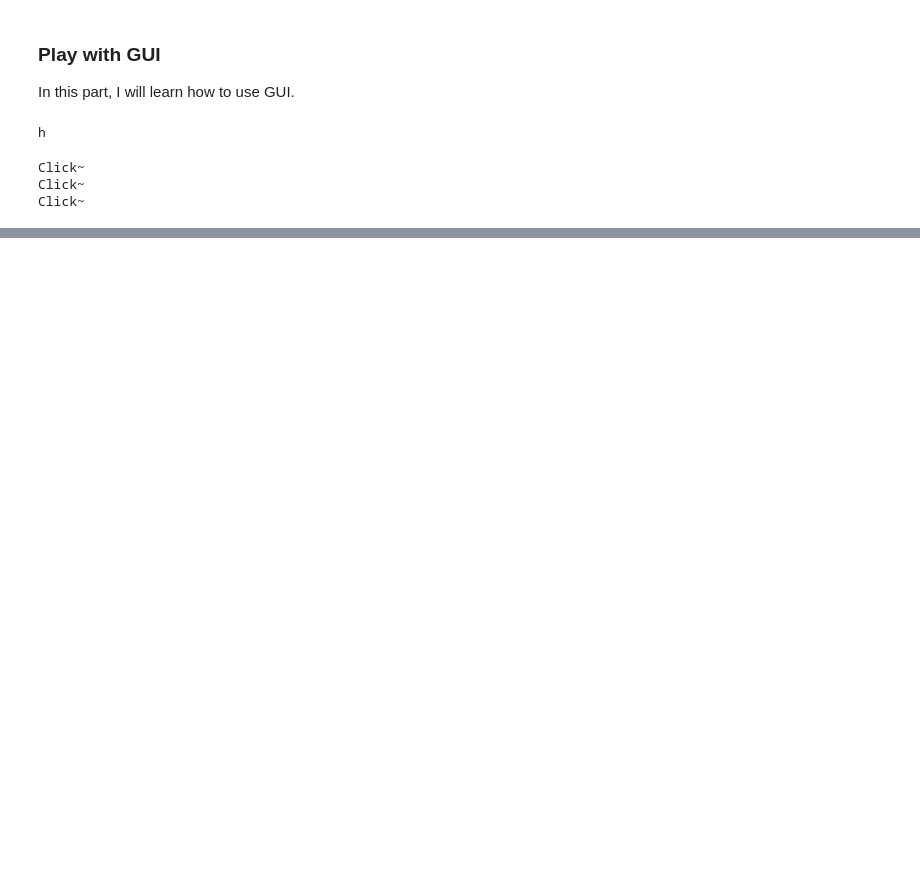
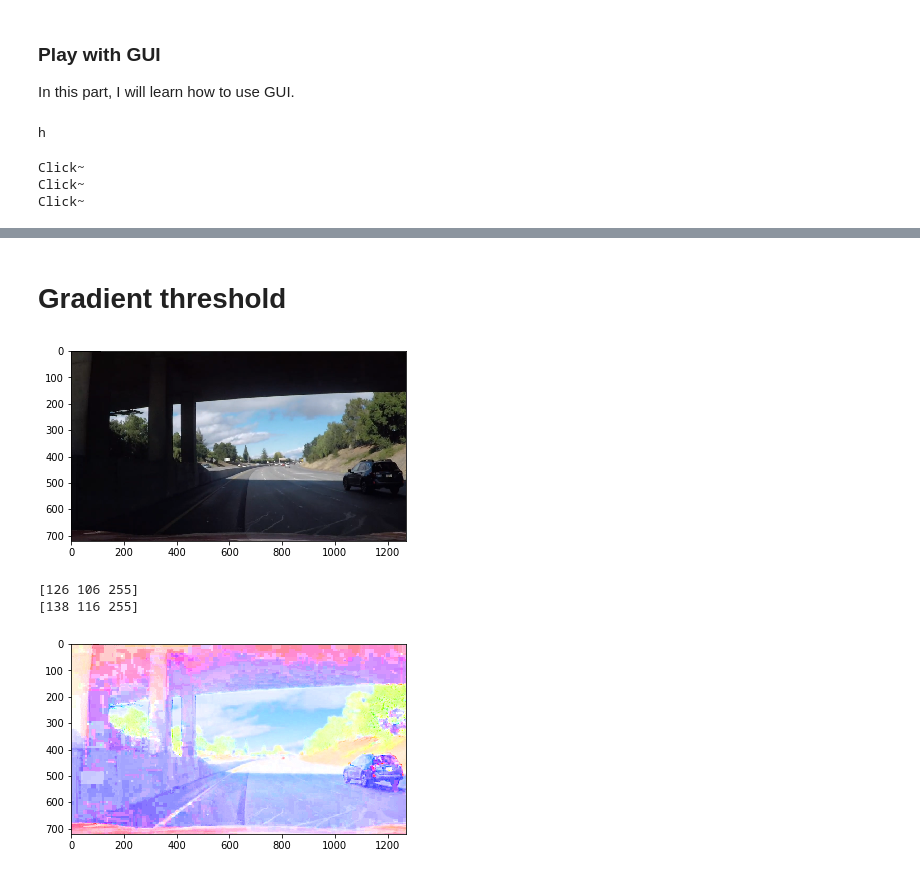
Before and after one commit to dmsehuang/CarND-Advanced-Lane-Lines, a Jupyter notebook: Image_threshold.ipynb, the cells around one changed output, grey strips where cells are left out. Cells and saved outputs as stored; diff of their text form; code cells hidden in the pictures; blank space fills up the shorter version.

```diff
--- a/Image_threshold.ipynb
+++ b/Image_threshold.ipynb
@@ -363,0 +387,2 @@ interact(mask, y_l1=v, y_l2=v, y_l3=v, y_u1=v, y_u2=v, y_u3=v, w_l1=v, w_l2=v, w
+# %% [markdown]
+# Gradient threshold
@@ -363,0 +430,21 @@ interact(mask, y_l1=v, y_l2=v, y_l3=v, y_u1=v, y_u2=v, y_u3=v, w_l1=v, w_l2=v, w
+# %%
+image = mpimg.imread('./test_images/bridge.jpg')
+plt.imshow(image)
+plt.show()
+
+hsv = cv2.cvtColor(image, cv2.COLOR_BGR2HSV)
+h, s, v = cv2.split(hsv)
+v.fill(255)
+hsv = cv2.merge([h, s, v])
+
+print(hsv[40, 100])
+print(hsv[28, 890])
+
+out = cv2.cvtColor(hsv, cv2.COLOR_HSV2BGR)
+plt.imshow(out)
+plt.show()
+# %% [output]
+[figure, added]
+[126 106 255]
+[138 116 255]
+[figure, added]
```
Also changed, not shown: parts of 8 cells of this notebook.
